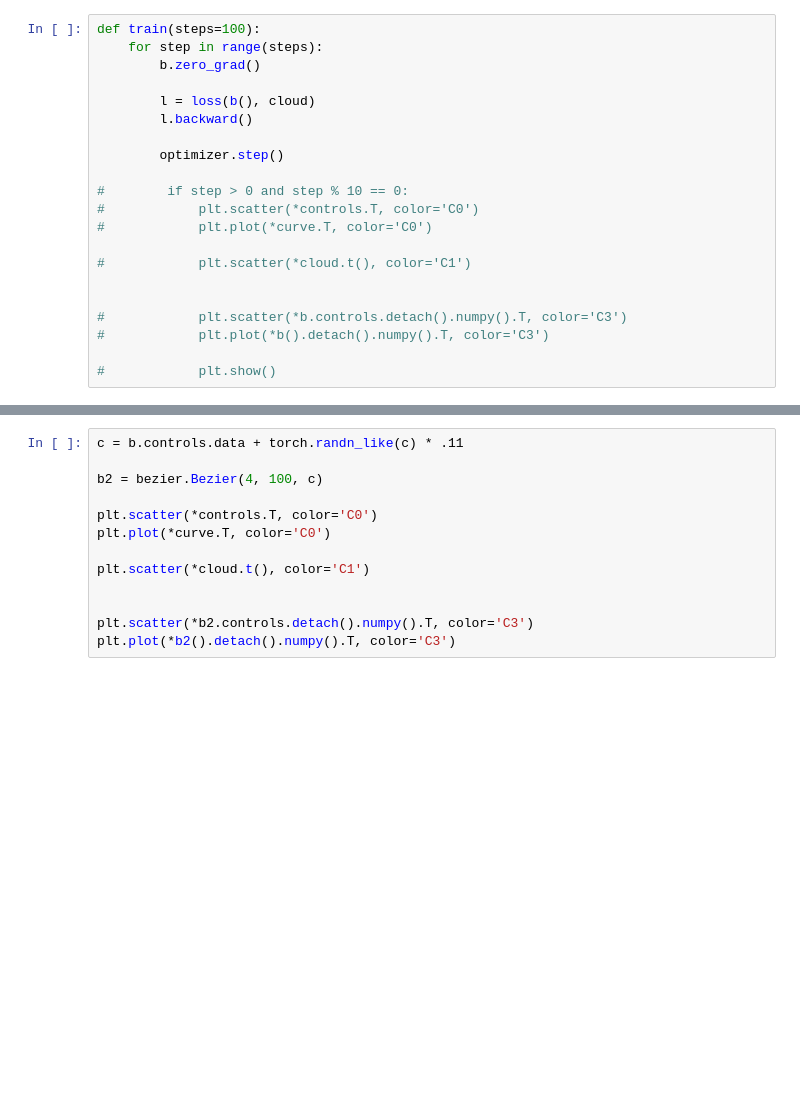
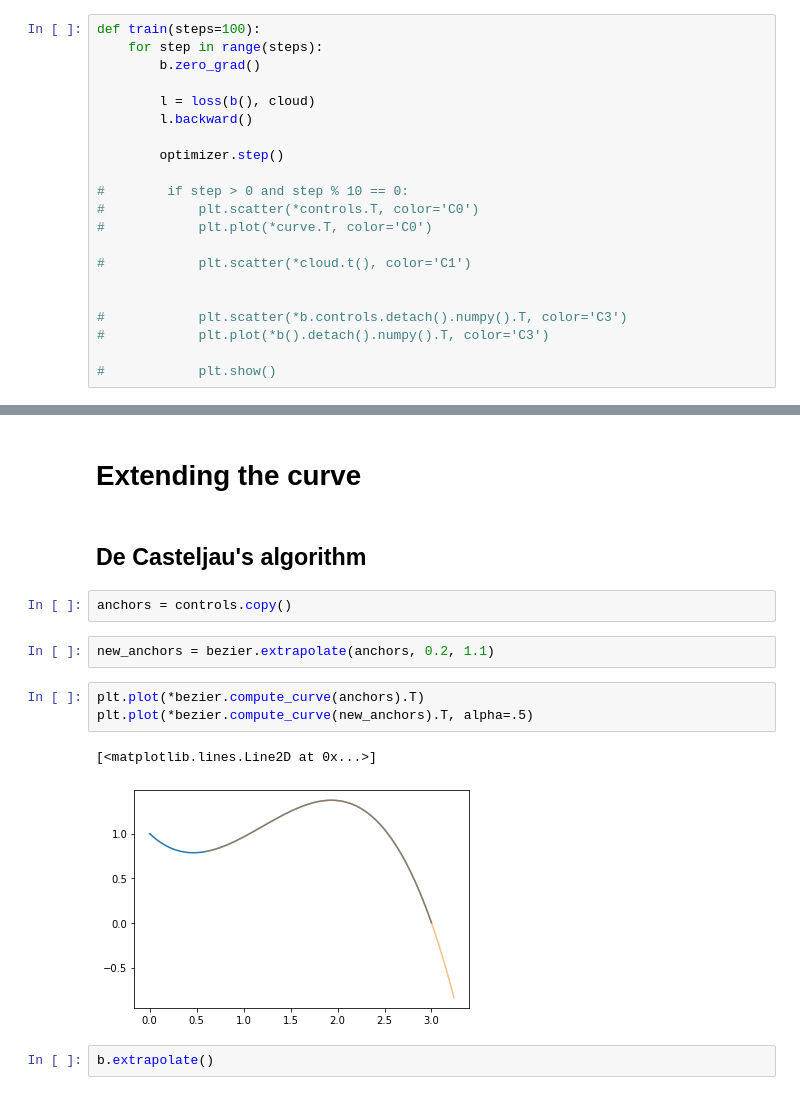
Before and after one commit to bdura/merganser, a Jupyter notebook: notebooks/Bézier Curves.ipynb, the cells around one changed output, grey strips where cells are left out. Cells and saved outputs as stored; diff of their text form; blank space fills up the shorter version.

```diff
--- a/notebooks/Bézier Curves.ipynb
+++ b/notebooks/Bézier Curves.ipynb
@@ -149,13 +149,16 @@ SyntaxError: invalid syntax (<ipython-input-141-7e92248883e0>, line 1)
-# %%
-c = b.controls.data + torch.randn_like(c) * .11
-
-b2 = bezier.Bezier(4, 100, c)
-
-plt.scatter(*controls.T, color='C0')
-plt.plot(*curve.T, color='C0')
-
-plt.scatter(*cloud.t(), color='C1')
-
-
-plt.scatter(*b2.controls.detach().numpy().T, color='C3')
-plt.plot(*b2().detach().numpy().T, color='C3')
+# %% [markdown]
+# Extending the curve
+# %% [markdown]
+## De Casteljau's algorithm
+# %%
+anchors = controls.copy()
+# %%
+new_anchors = bezier.extrapolate(anchors, 0.2, 1.1)
+# %%
+plt.plot(*bezier.compute_curve(anchors).T)
+plt.plot(*bezier.compute_curve(new_anchors).T, alpha=.5)
+# %% [output]
+[<matplotlib.lines.Line2D at 0x...>]
+[figure, added]
+# %%
+b.extrapolate()
```
Also changed, not shown: parts of 20 cells of this notebook, 3 other files.
